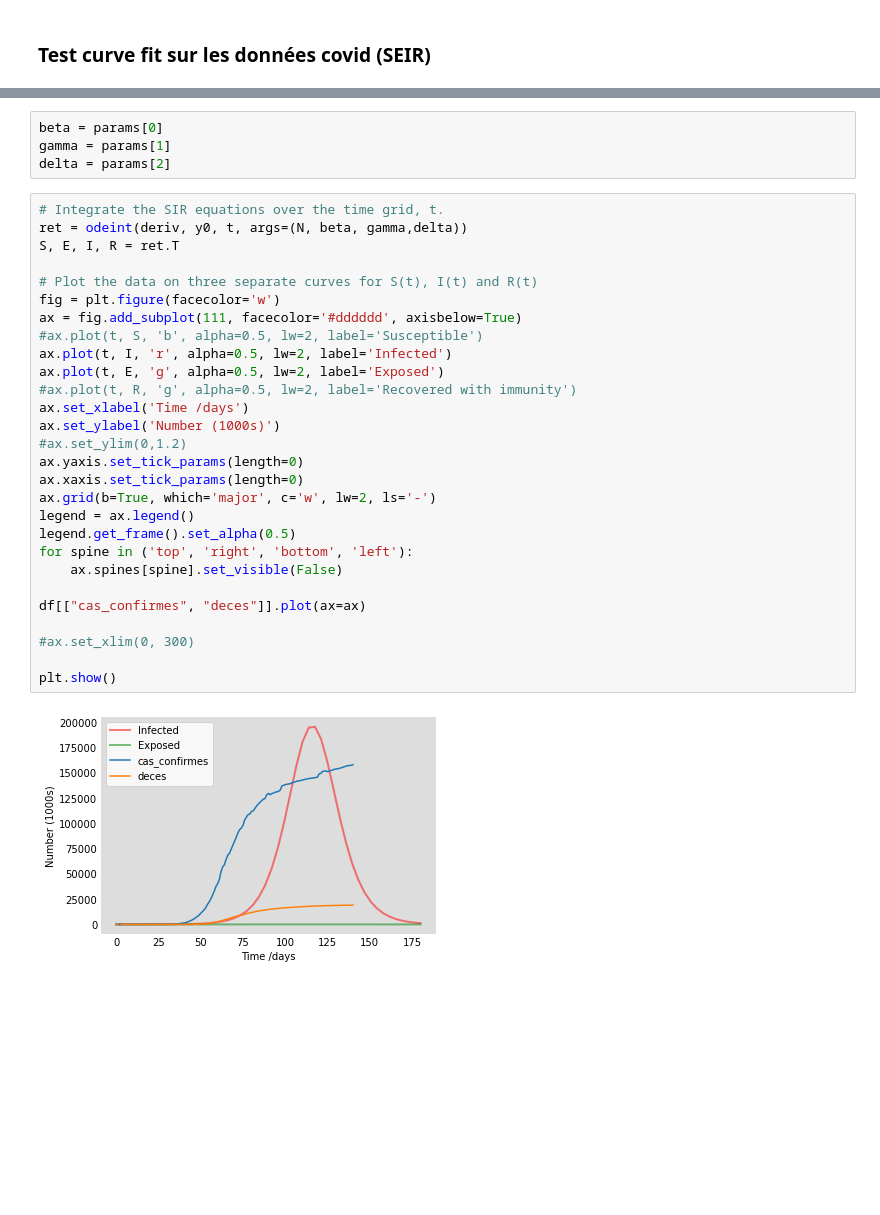
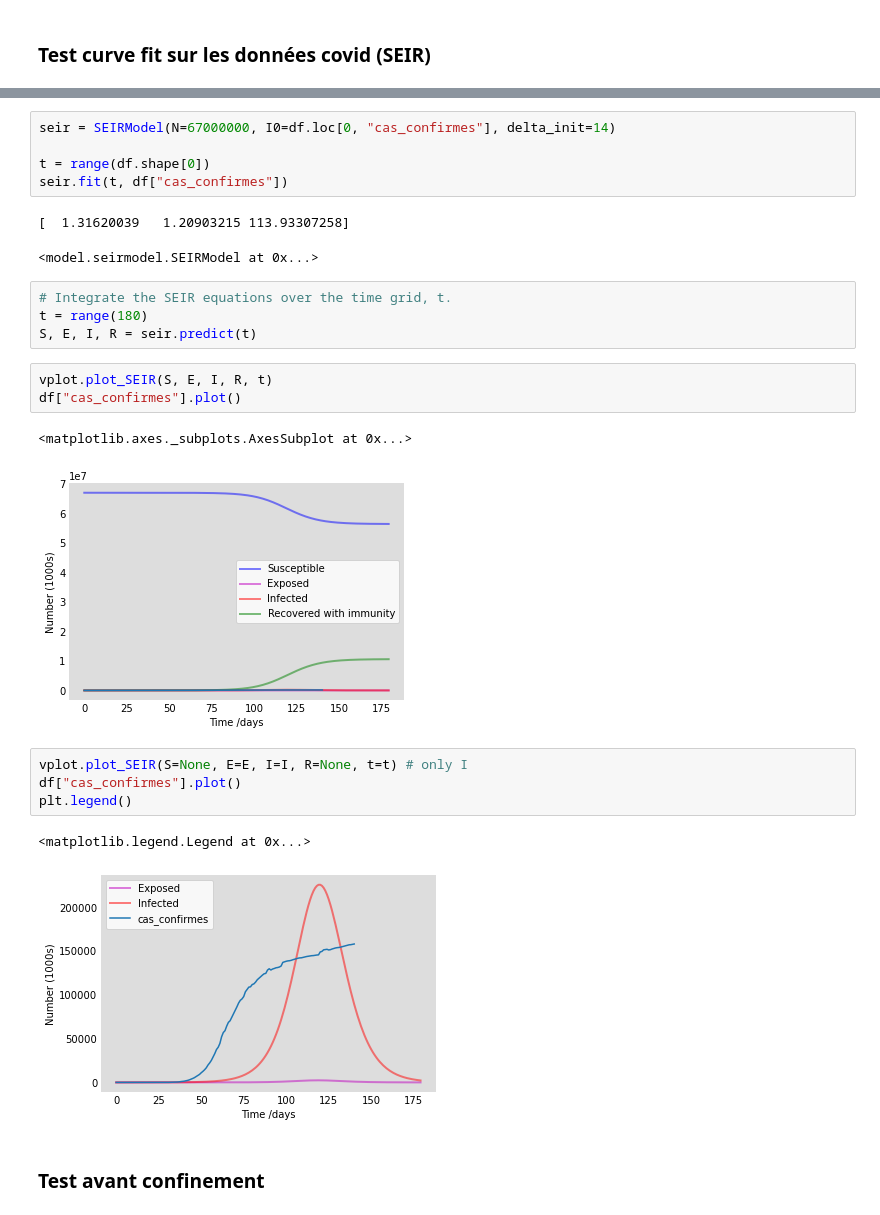
Before and after one commit to Pythalex/projet_science_des_donnees_ISD, a Jupyter notebook: SEIR_In_Progress_18_06.ipynb, the cells around one changed output, grey strips where cells are left out. Saved outputs shown, nothing was run; the diff lists cells and outputs as text; blank space fills up the shorter version.

Commit message:
mise au propre de seir dans un seirmodel

```diff
--- a/SEIR_In_Progress_18_06.ipynb
+++ b/SEIR_In_Progress_18_06.ipynb
@@ -61,34 +44,27 @@ paramètres = [1.39289136e+00 1.28740342e+00 5.46464868e+03], covariances = [[ 1
-# %%
-beta = params[0]
-gamma = params[1]
-delta = params[2]
-# %%
-# Integrate the SIR equations over the time grid, t.
-ret = odeint(deriv, y0, t, args=(N, beta, gamma,delta))
-S, E, I, R = ret.T
-
-# Plot the data on three separate curves for S(t), I(t) and R(t)
-fig = plt.figure(facecolor='w')
-ax = fig.add_subplot(111, facecolor='#dddddd', axisbelow=True)
-#ax.plot(t, S, 'b', alpha=0.5, lw=2, label='Susceptible')
-ax.plot(t, I, 'r', alpha=0.5, lw=2, label='Infected')
-ax.plot(t, E, 'g', alpha=0.5, lw=2, label='Exposed')
-#ax.plot(t, R, 'g', alpha=0.5, lw=2, label='Recovered with immunity')
-ax.set_xlabel('Time /days')
-ax.set_ylabel('Number (1000s)')
-#ax.set_ylim(0,1.2)
-ax.yaxis.set_tick_params(length=0)
-ax.xaxis.set_tick_params(length=0)
-ax.grid(b=True, which='major', c='w', lw=2, ls='-')
-legend = ax.legend()
-legend.get_frame().set_alpha(0.5)
-for spine in ('top', 'right', 'bottom', 'left'):
-    ax.spines[spine].set_visible(False)
-
-df[["cas_confirmes", "deces"]].plot(ax=ax)
-
-#ax.set_xlim(0, 300)
-
-plt.show()
-# %% [output]
-[figure, removed]
+# %%
+seir = SEIRModel(N=67000000, I0=df.loc[0, "cas_confirmes"], delta_init=14)
+
+t = range(df.shape[0])
+seir.fit(t, df["cas_confirmes"])
+# %% [output]
+[  1.31620039   1.20903215 113.93307258]
+<model.seirmodel.SEIRModel at 0x...>
+# %%
+# Integrate the SEIR equations over the time grid, t.
+t = range(180)
+S, E, I, R = seir.predict(t)
+# %%
+vplot.plot_SEIR(S, E, I, R, t)
+df["cas_confirmes"].plot()
+# %% [output]
+<matplotlib.axes._subplots.AxesSubplot at 0x...>
+[figure, added]
+# %%
+vplot.plot_SEIR(S=None, E=E, I=I, R=None, t=t) # only I
+df["cas_confirmes"].plot()
+plt.legend()
+# %% [output]
+<matplotlib.legend.Legend at 0x...>
+[figure, added]
+# %% [markdown]
+### Test avant confinement
```
Also changed, not shown: parts of 7 cells of this notebook, 2 other files.
